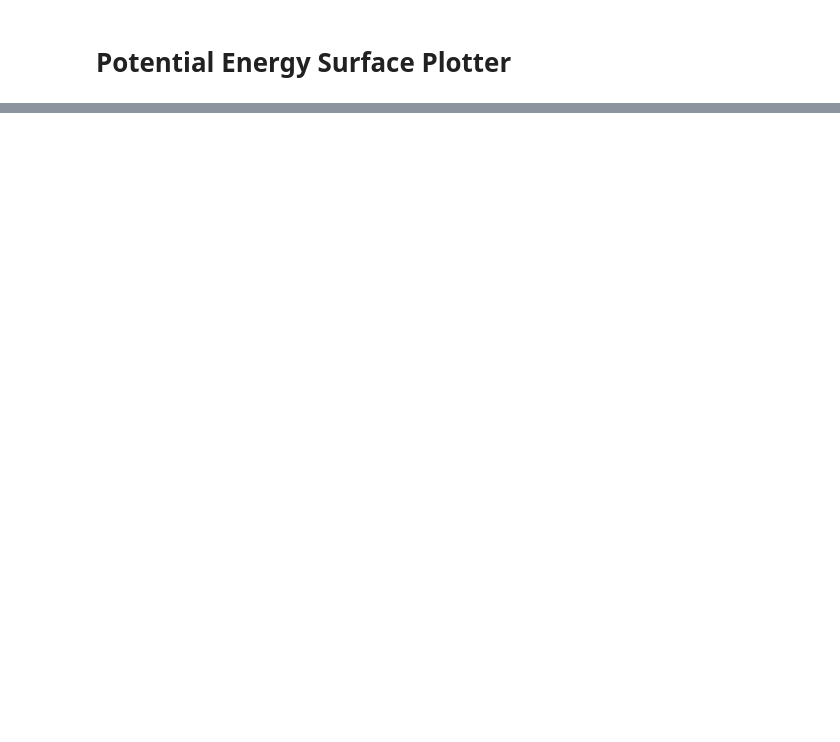
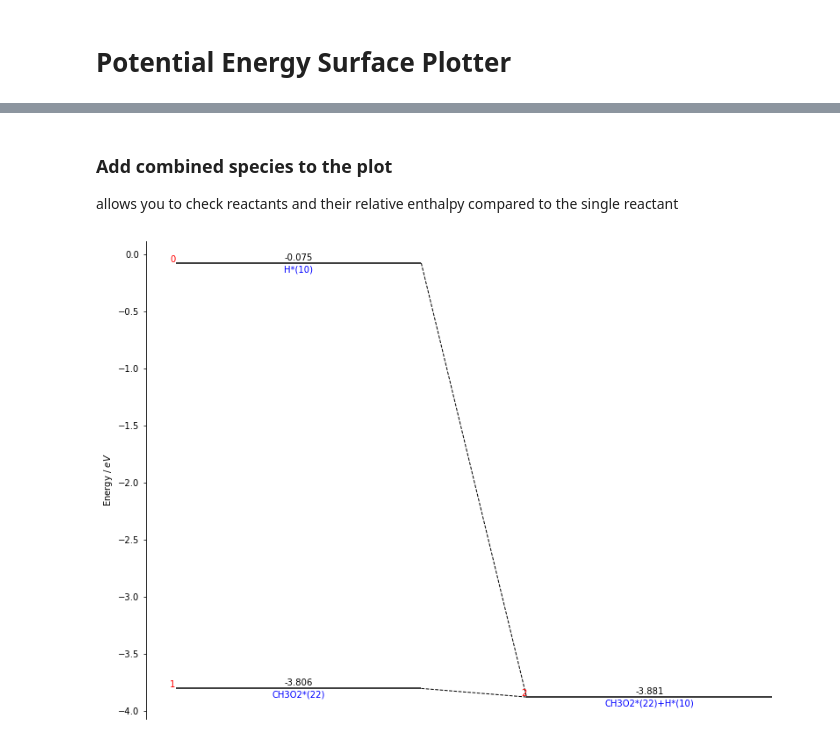
Before and after one commit to ChrisBNEU/PES_plotter, a Jupyter notebook: PES_Plotter_examples.ipynb, the cells around one changed output, grey strips where cells are left out. Saved outputs shown, nothing was run; the diff lists cells and outputs as text; code cells hidden in the pictures; blank space fills up the shorter version.

Commit message:
recoded, made methods to add species and reactions manually

```diff
--- a/PES_Plotter_examples.ipynb
+++ b/PES_Plotter_examples.ipynb
@@ -402,0 +25,2 @@ flipped equation:  CO2X + HX <=> HCOOX + X HCOOX + X <=> CO2X + HX
+# %%
+ppt = pes_plot.pes_plot(cti_file_path)
@@ -402,0 +29,4 @@ flipped equation:  CO2X + HX <=> HCOOX + X HCOOX + X <=> CO2X + HX
+# %%
+ppt.add_species("H*(10)", 0)
+ppt.add_species("CH3O2*(22)", 0)
+ppt.plot()
@@ -402,0 +35,9 @@ flipped equation:  CO2X + HX <=> HCOOX + X HCOOX + X <=> CO2X + HX
+# %% [markdown]
+### Add combined species to the plot
+allows you to check reactants and their relative enthalpy compared to the single reactant
+# %%
+species = ["CH3O2*(22)","H*(10)"]
+ppt.add_combined_species(species,1)
+ppt.plot()
+# %% [output]
+[figure, added]
```
Also changed, not shown: parts of 55 cells of this notebook, 3 other files.
